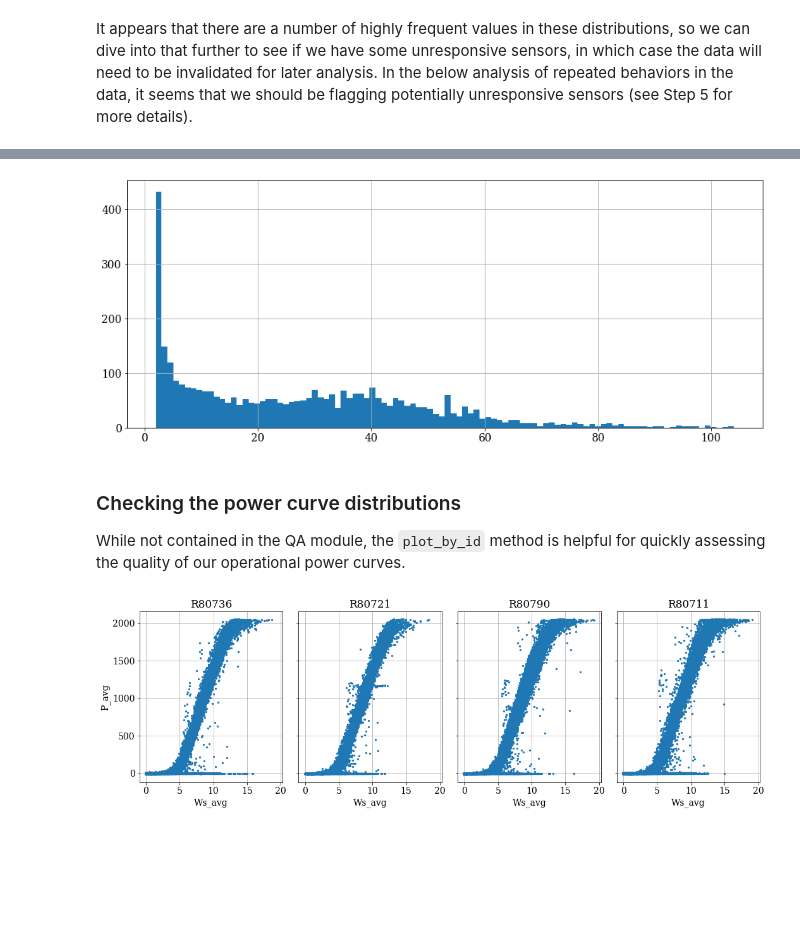
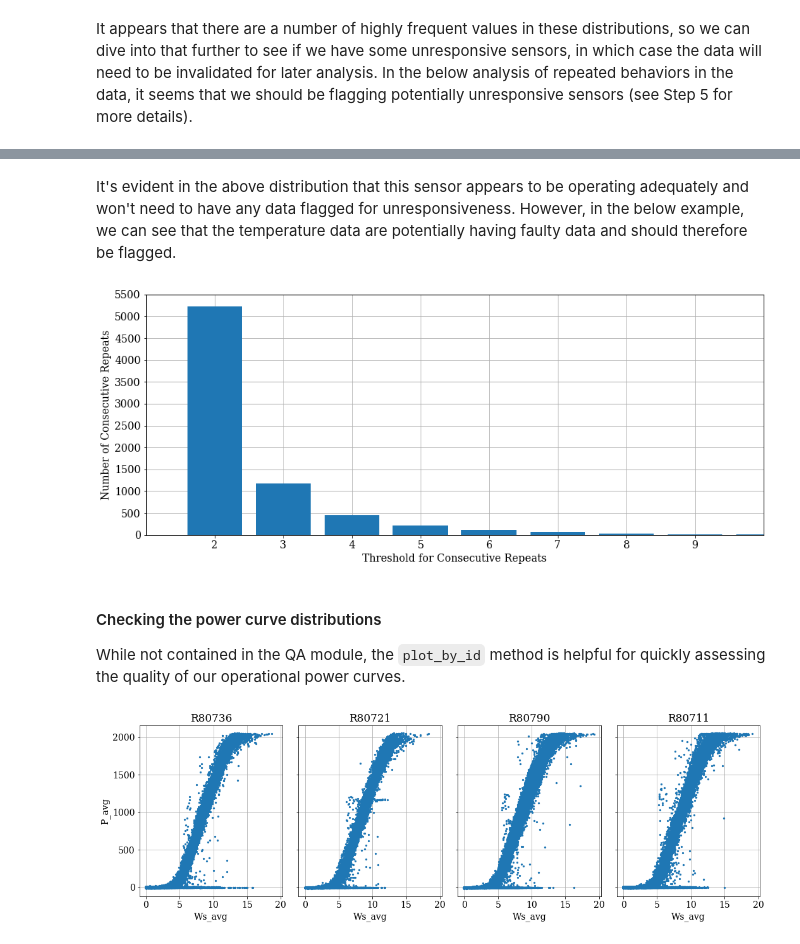
Before and after one commit to NREL/OpenOA, a Jupyter notebook: examples/00_intro_to_plant_data.ipynb, the cells around one changed output, grey strips where cells are left out. Saved outputs shown, nothing was run; the diff lists cells and outputs as text; code cells hidden in the pictures; blank space fills up the shorter version.

```diff
--- a/examples/00_intro_to_plant_data.ipynb
+++ b/examples/00_intro_to_plant_data.ipynb
@@ -248,0 +320,19 @@ counts.hist(bins=counts.unique().size);
+# %%
+# Only check data for a single turbine to avoid any spurious findings
+single_turbine_df = scada_df_tz.loc[scada_df_tz.Wind_turbine_name == "R80736"].copy()
+
+# Identify consecutive data readings
+ix_consecutive = single_turbine_df.Va_avg.diff(1) != 0
+
+# Determine how many consecutive occurences are for various thresholds, starting with 2 repeats
+consecutive_counts = {i + 1: (ix_consecutive.rolling(i).sum() == 0).sum() for i in range(1, 10)}
+
+# Plot the distribution of  N occurences for each threshold
+plt.bar(consecutive_counts.keys(), consecutive_counts.values(), zorder=10)
+plt.grid(zorder=0)
+plt.xticks(range(2, 10))
+plt.xlim((1, 10))
+plt.ylim(0, 100)
+plt.ylabel("Number of Consecutive Repeats")
+plt.xlabel("Threshold for Consecutive Repeats")
+plt.show()
@@ -249,18 +341,26 @@ counts.hist(bins=counts.unique().size);
+# %% [markdown]
+It's evident in the above distribution that this sensor appears to be operating adequately and won't need to have any data flagged for unresponsiveness. However, in the below example, we can see that the temperature data are potentially having faulty data and should therefore be flagged.
 # %%
 # Identify consecutive data readings
-ix_consecutive = (scada_df_tz.loc[single_turbine_ix].Ot_avg.diff(1) != 0)
+ix_consecutive = single_turbine_df.Ot_avg.diff(1) != 0
 
-# Count the number of readings that exist for a specific value when the data are consecutive duplicates
-counts = scada_df_tz.loc[single_turbine_ix].loc[ix_consecutive].Ot_avg.value_counts()
-counts = counts.loc[counts > 1]
+# Determine how many consecutive occurences are for various thresholds, starting with 2 repeats
+consecutive_counts = {i + 1: (ix_consecutive.rolling(i).sum() == 0).sum() for i in range(1, 10)}
 
-# Plot the distribution with the number of bins corresponding the number of unique counts
-# to thoroughly inspect the distribution
-counts.hist(bins=counts.unique().size);
+# Plot the distribution of  N occurences for each threshold
+plt.bar(consecutive_counts.keys(), consecutive_counts.values(), zorder=10)
+plt.grid(zorder=0)
+plt.xlim((1, 10))
+plt.ylim(0, 5500)
+plt.xticks(range(2, 10))
+plt.yticks(range(0, 5501, 500))
+plt.ylabel("Number of Consecutive Repeats")
+plt.xlabel("Threshold for Consecutive Repeats")
+plt.show()
 # %% [output]
-[figure, old version]
+[figure, new version]
 # %% [markdown]
-### Checking the power curve distributions
+#### Checking the power curve distributions
 
 While not contained in the QA module, the `plot_by_id` method is helpful for quickly assessing the quality of our operational power curves.
 # %%
```
Also changed, not shown: parts of 43 cells of this notebook, 3 other files.
